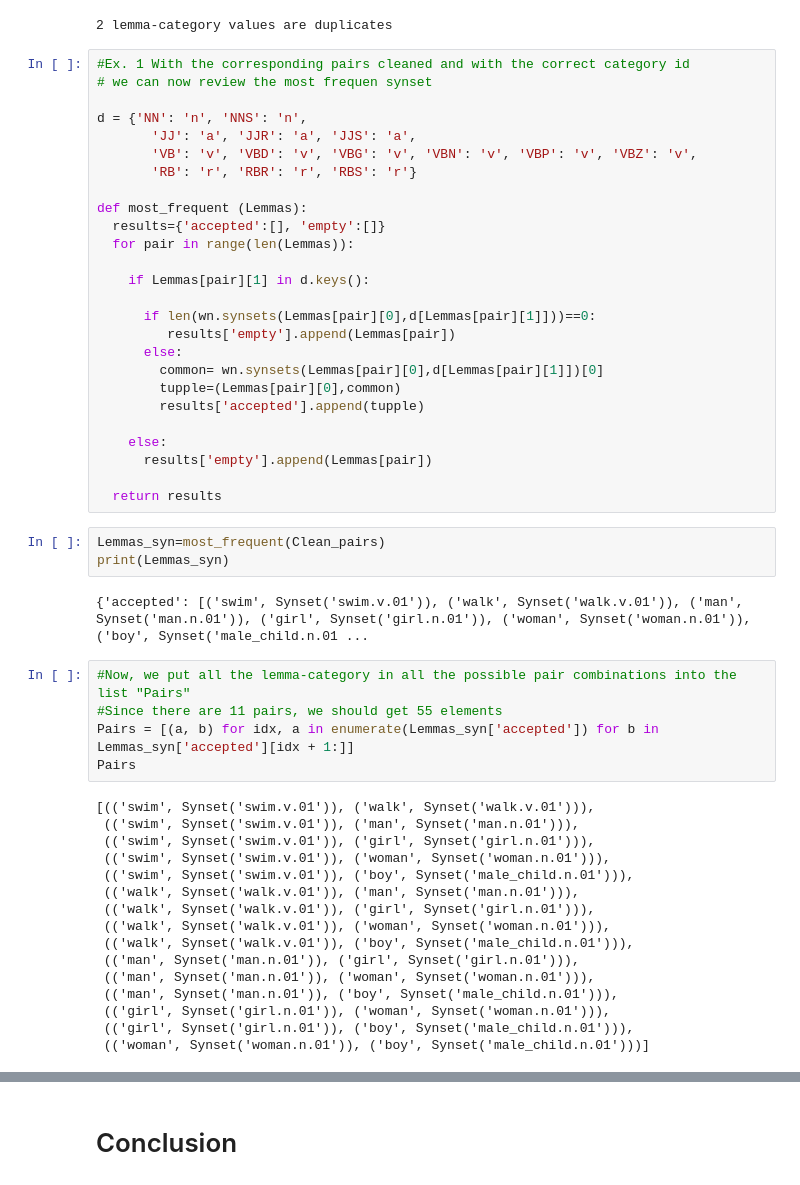
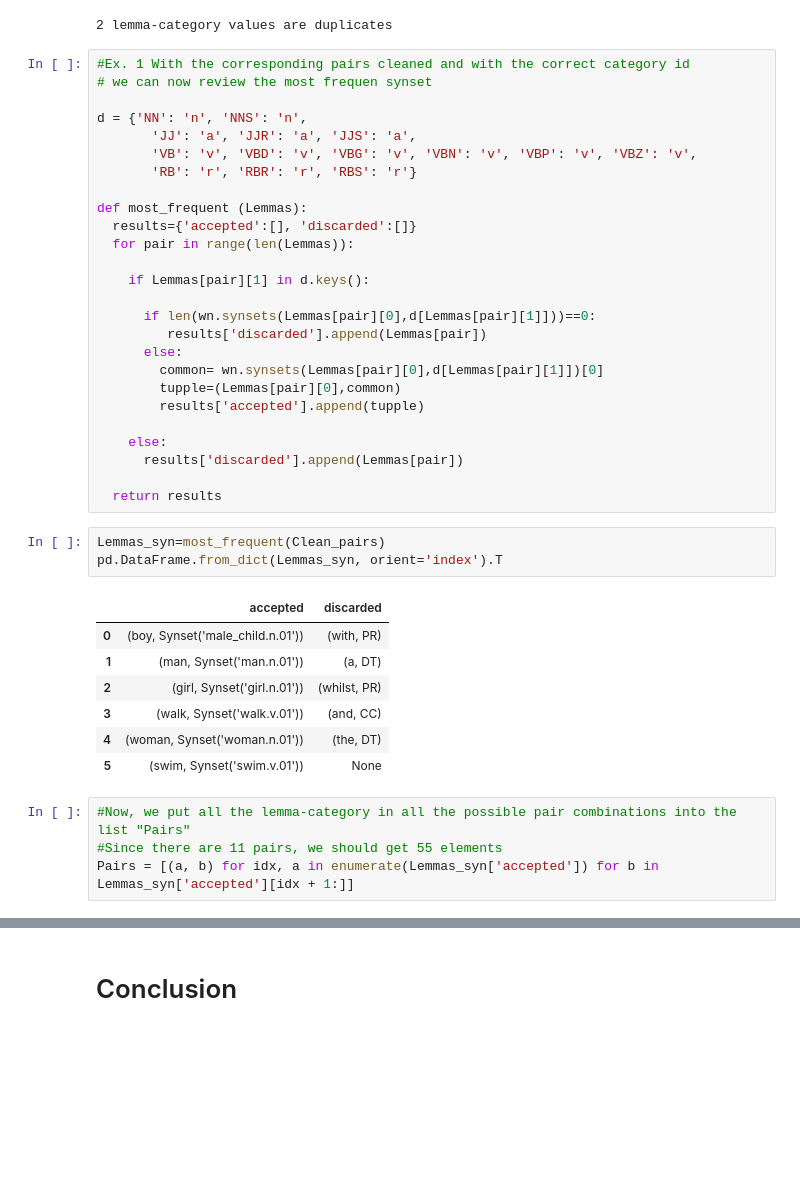
Before and after one commit to MarioROT/IHLT-MAI, a Jupyter notebook: Session5_MarioRosas_AlamLopez.ipynb, the cells around one changed output, grey strips where cells are left out. Drawn from its saved outputs; the diff is of its cells as text; blank space fills up the shorter version.

```diff
--- a/Session5_MarioRosas_AlamLopez.ipynb
+++ b/Session5_MarioRosas_AlamLopez.ipynb
@@ -92,45 +69,34 @@ d = {'NN': 'n', 'NNS': 'n',
        'RB': 'r', 'RBR': 'r', 'RBS': 'r'}
 
 def most_frequent (Lemmas):
-  results={'accepted':[], 'empty':[]}
+  results={'accepted':[], 'discarded':[]}
   for pair in range(len(Lemmas)):
 
     if Lemmas[pair][1] in d.keys():
 
       if len(wn.synsets(Lemmas[pair][0],d[Lemmas[pair][1]]))==0:
-         results['empty'].append(Lemmas[pair])
+         results['discarded'].append(Lemmas[pair])
       else:
         common= wn.synsets(Lemmas[pair][0],d[Lemmas[pair][1]])[0]
         tupple=(Lemmas[pair][0],common)
         results['accepted'].append(tupple)
 
     else:
-      results['empty'].append(Lemmas[pair])
+      results['discarded'].append(Lemmas[pair])
 
   return results
 # %%
 Lemmas_syn=most_frequent(Clean_pairs)
-print(Lemmas_syn)
+pd.DataFrame.from_dict(Lemmas_syn, orient='index').T
 # %% [output]
-{'accepted': [('swim', Synset('swim.v.01')), ('walk', Synset('walk.v.01')), ('man', Synset('man.n.01')), ('girl', Synset('girl.n.01')), ('woman', Synset('woman.n.01')), ('boy', Synset('male_child.n.01 ...
+|  | accepted | discarded |
+| 0 | (boy, Synset('male_child.n.01')) | (with, PR) |
+| 1 | (man, Synset('man.n.01')) | (a, DT) |
+| 2 | (girl, Synset('girl.n.01')) | (whilst, PR) |
+| 3 | (walk, Synset('walk.v.01')) | (and, CC) |
+| 4 | (woman, Synset('woman.n.01')) | (the, DT) |
+| 5 | (swim, Synset('swim.v.01')) | None |
 # %%
 #Now, we put all the lemma-category in all the possible pair combinations into the list "Pairs"
 #Since there are 11 pairs, we should get 55 elements
 Pairs = [(a, b) for idx, a in enumerate(Lemmas_syn['accepted']) for b in Lemmas_syn['accepted'][idx + 1:]]
-Pairs
-# %% [output]
-[(('swim', Synset('swim.v.01')), ('walk', Synset('walk.v.01'))),
- (('swim', Synset('swim.v.01')), ('man', Synset('man.n.01'))),
- (('swim', Synset('swim.v.01')), ('girl', Synset('girl.n.01'))),
- (('swim', Synset('swim.v.01')), ('woman', Synset('woman.n.01'))),
- (('swim', Synset('swim.v.01')), ('boy', Synset('male_child.n.01'))),
- (('walk', Synset('walk.v.01')), ('man', Synset('man.n.01'))),
- (('walk', Synset('walk.v.01')), ('girl', Synset('girl.n.01'))),
- (('walk', Synset('walk.v.01')), ('woman', Synset('woman.n.01'))),
- (('walk', Synset('walk.v.01')), ('boy', Synset('male_child.n.01'))),
- (('man', Synset('man.n.01')), ('girl', Synset('girl.n.01'))),
- (('man', Synset('man.n.01')), ('woman', Synset('woman.n.01'))),
- (('man', Synset('man.n.01')), ('boy', Synset('male_child.n.01'))),
- (('girl', Synset('girl.n.01')), ('woman', Synset('woman.n.01'))),
- (('girl', Synset('girl.n.01')), ('boy', Synset('male_child.n.01'))),
- (('woman', Synset('woman.n.01')), ('boy', Synset('male_child.n.01')))]
```
Also changed, not shown: parts of 9 cells of this notebook.
